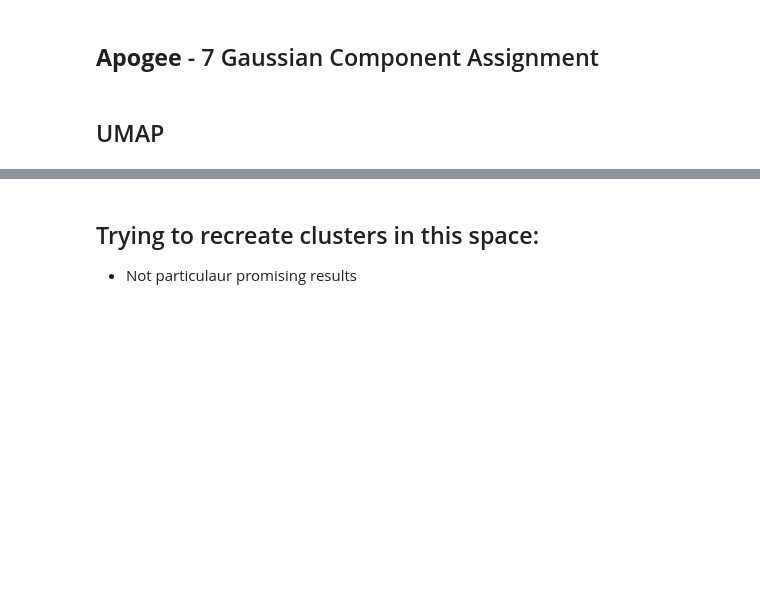
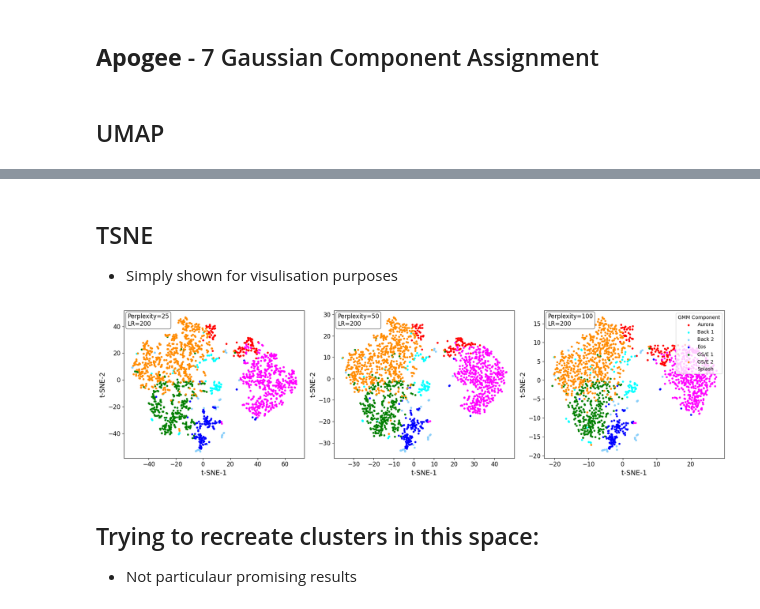
Before and after one commit to JacobTutt/Galactic_Evol_Clustering, a Jupyter notebook: 3_dimreduction_investigate.ipynb, the cells around one changed output, grey strips where cells are left out. Cells and saved outputs as stored; diff of their text form; code cells hidden in the pictures; blank space fills up the shorter version.

```diff
--- a/3_dimreduction_investigate.ipynb
+++ b/3_dimreduction_investigate.ipynb
@@ -98,3 +50,18 @@ plt.show()
+# %% [markdown]
+## TSNE
+- Simply shown for visulisation purposes
+# %%
+investigate_tsne(
+    table_path=apogee_data_path,
+    data_keys=['fe_h', 'alpha_m', 'E_50', 'ce_fe', 'al_fe', 'mg_mn'],
+    label_column = 'max_gauss',
+    labels_name=apogee_labels_name,
+    labels_color_map=apogee_labels_color_map,
+    perplexities=[25, 50, 100],
+    learning_rates=[200, 200, 200],
+)
+# %% [output]
+[figure, added]
 # %% [markdown]
 ## Trying to recreate clusters in this space:
 - Not particulaur promising results
```
Also changed, not shown: parts of 18 cells of this notebook, 7 other files.
